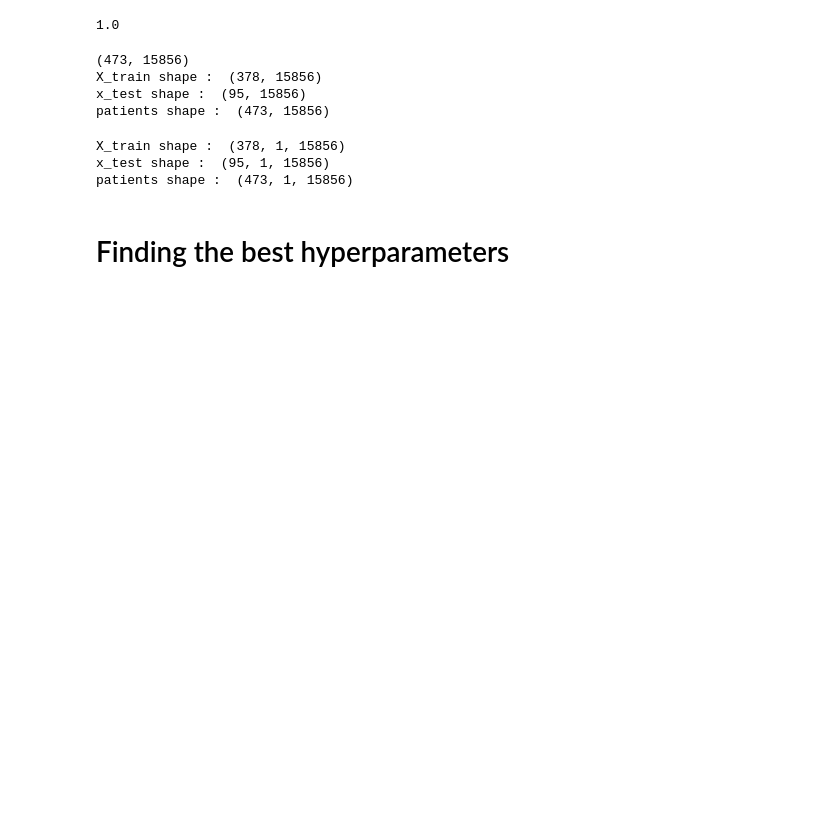
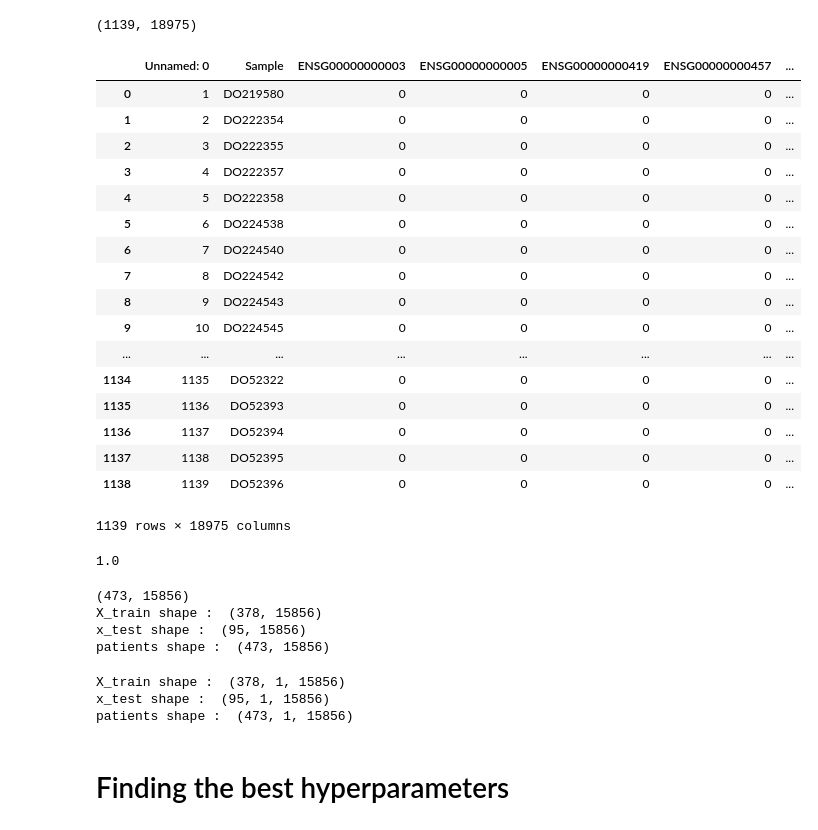
Before and after one commit to king2112/DeepSom, a Jupyter notebook: Codes/Autoencoder_AllGene.ipynb, the cells around one changed output. Drawn from its saved outputs; the diff is of its cells as text; code cells hidden in the pictures; blank space fills up the shorter version.

```diff
--- a/Codes/Autoencoder_AllGene.ipynb
+++ b/Codes/Autoencoder_AllGene.ipynb
@@ -26,7 +28,30 @@ config.gpu_options.allow_growth = True
 session = tf.Session(config=config)
 keras.backend.set_session(session)
 # %%
-data = pd.read_csv("Livertable.csv")
+data = pd.read_csv("../Datasets/LiverTable.csv")
 # %%
 np.shape(data)
+# %% [output]
+(1139, 18975)
+# %%
+data
+# %% [output]
+|  | Unnamed: 0 | Sample | ENSG00000000003 | ENSG00000000005 | ENSG00000000419 | ENSG00000000457 | ... |
+| 0 | 1 | DO219580 | 0 | 0 | 0 | 0 | ... |
+| 1 | 2 | DO222354 | 0 | 0 | 0 | 0 | ... |
+| 2 | 3 | DO222355 | 0 | 0 | 0 | 0 | ... |
+| 3 | 4 | DO222357 | 0 | 0 | 0 | 0 | ... |
+| 4 | 5 | DO222358 | 0 | 0 | 0 | 0 | ... |
+| 5 | 6 | DO224538 | 0 | 0 | 0 | 0 | ... |
+| 6 | 7 | DO224540 | 0 | 0 | 0 | 0 | ... |
+| 7 | 8 | DO224542 | 0 | 0 | 0 | 0 | ... |
+| 8 | 9 | DO224543 | 0 | 0 | 0 | 0 | ... |
+| 9 | 10 | DO224545 | 0 | 0 | 0 | 0 | ... |
+| ... | ... | ... | ... | ... | ... | ... | ... |
+| 1134 | 1135 | DO52322 | 0 | 0 | 0 | 0 | ... |
+| 1135 | 1136 | DO52393 | 0 | 0 | 0 | 0 | ... |
+| 1136 | 1137 | DO52394 | 0 | 0 | 0 | 0 | ... |
+| 1137 | 1138 | DO52395 | 0 | 0 | 0 | 0 | ... |
+| 1138 | 1139 | DO52396 | 0 | 0 | 0 | 0 | ... |
+1139 rows × 18975 columns
 # %%
```
Also changed, not shown: parts of 2 cells of this notebook.
